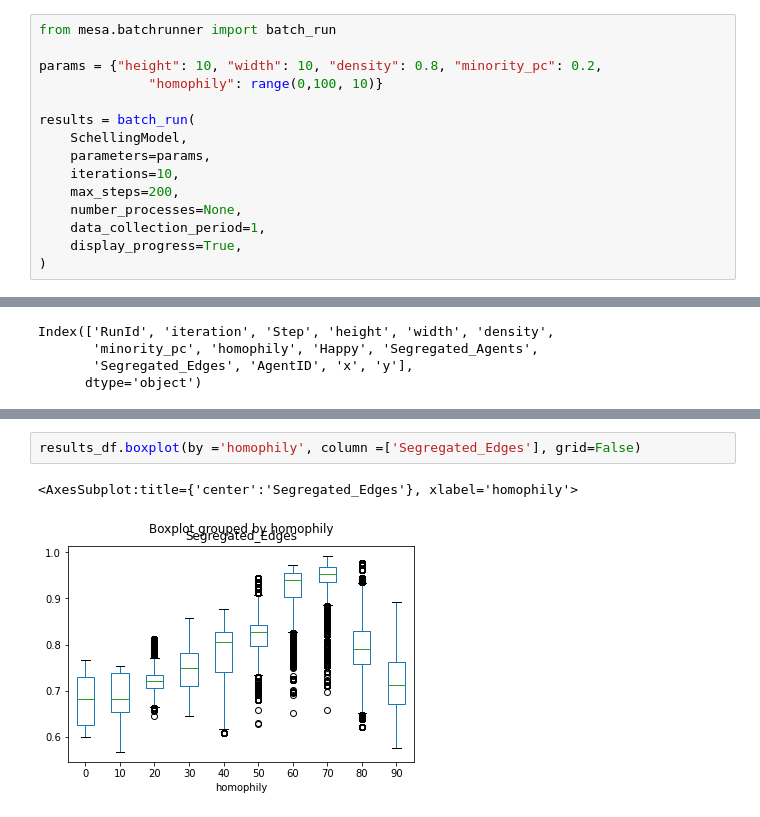
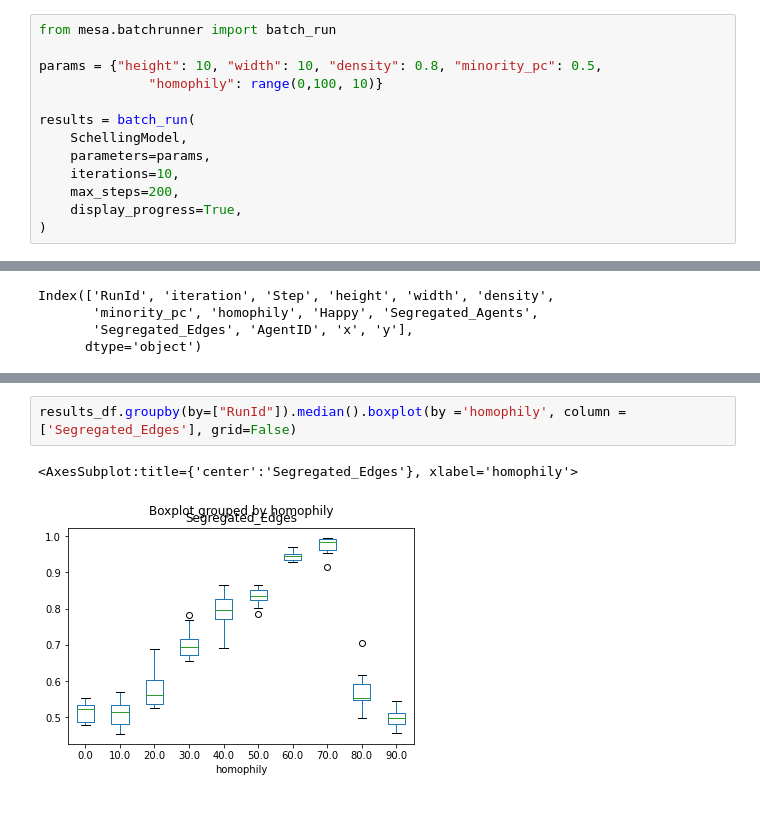
Before and after one commit to dgarcia-eu/ComputationalModellingSocialSystems-Solutions, a Jupyter notebook: Exercise_01/schelling-example-complete.ipynb, the cells around one changed output, grey strips where cells are left out. Saved outputs shown, nothing was run; the diff lists cells and outputs as text.

Commit message:
Fixed Mesa batch data analysis

```diff
--- a/Exercise_01/schelling-example-complete.ipynb
+++ b/Exercise_01/schelling-example-complete.ipynb
@@ -230,7 +225,7 @@ First, we create a function which takes a model instance and returns what fracti
 # %%
 from mesa.batchrunner import batch_run
 
-params = {"height": 10, "width": 10, "density": 0.8, "minority_pc": 0.2,
+params = {"height": 10, "width": 10, "density": 0.8, "minority_pc": 0.5,
               "homophily": range(0,100, 10)}
 
 results = batch_run(
@@ -238,7 +233,5 @@ results = batch_run(
     parameters=params,
     iterations=10,
     max_steps=200,
-    number_processes=None,
-    data_collection_period=1,
     display_progress=True,
 )
@@ -260,5 +265,5 @@ results_df.boxplot(by ='homophily', column =['Segregated_Agents'], grid=False)
 # %%
-results_df.boxplot(by ='homophily', column =['Segregated_Edges'], grid=False)
+results_df.groupby(by=["RunId"]).median().boxplot(by ='homophily', column =['Segregated_Edges'], grid=False)
 # %% [output]
 <AxesSubplot:title={'center':'Segregated_Edges'}, xlabel='homophily'>
-[figure, old version]
+[figure, new version]
```
Also changed, not shown: parts of 8 cells of this notebook, 1 other file.
